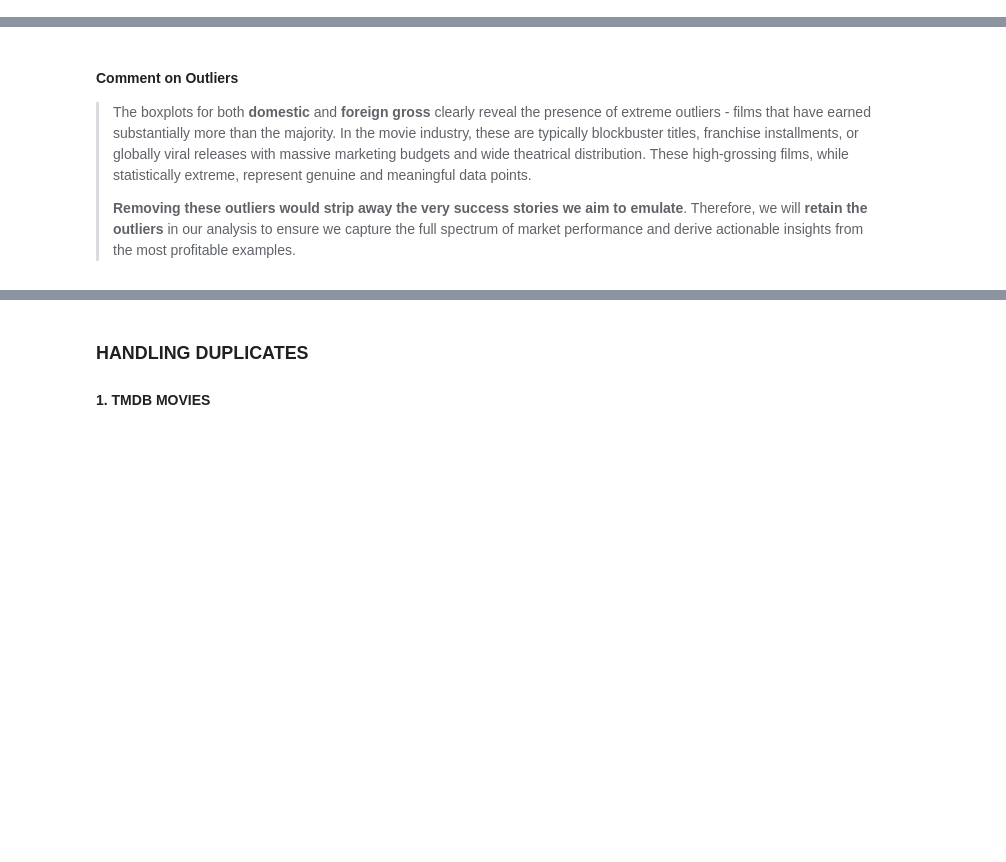
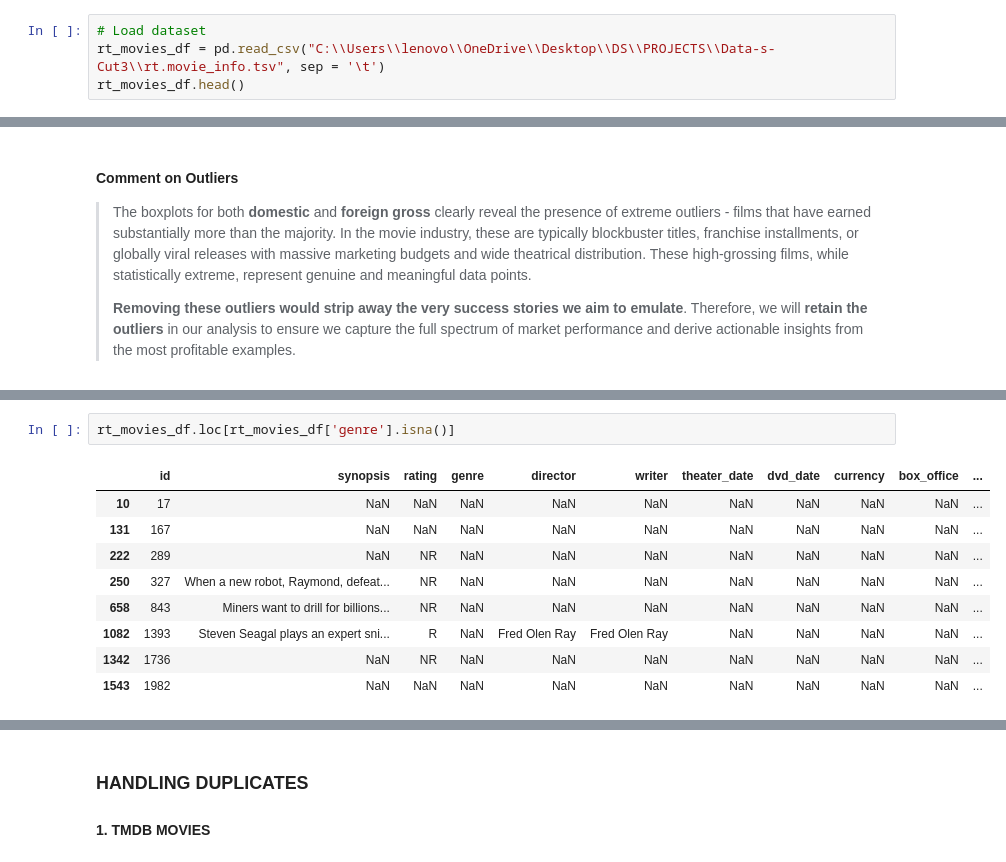
Before and after one commit to Vain-Guy/Data-s-Cut3, a Jupyter notebook: notebooks/exploratory.ipynb, the cells around one changed output, grey strips where cells are left out. Cells and saved outputs as stored; diff of their text form; blank space fills up the shorter version.

```diff
--- a/notebooks/exploratory.ipynb
+++ b/notebooks/exploratory.ipynb
@@ -275,0 +278,4 @@ dtype: int64
+# %%
+# Load dataset
+rt_movies_df = pd.read_csv("C:\\Users\\lenovo\\OneDrive\\Desktop\\DS\\PROJECTS\\Data-s-Cut3\\rt.movie_info.tsv", sep = '\t')
+rt_movies_df.head()
@@ -447,0 +559,12 @@ sns.boxplot(gross_df);
+# %%
+rt_movies_df.loc[rt_movies_df['genre'].isna()]
+# %% [output]
+|  | id | synopsis | rating | genre | director | writer | theater_date | dvd_date | currency | box_office | ... |
+| 10 | 17 | NaN | NaN | NaN | NaN | NaN | NaN | NaN | NaN | NaN | ... |
+| 131 | 167 | NaN | NaN | NaN | NaN | NaN | NaN | NaN | NaN | NaN | ... |
+| 222 | 289 | NaN | NR | NaN | NaN | NaN | NaN | NaN | NaN | NaN | ... |
+| 250 | 327 | When a new robot, Raymond, defeat... | NR | NaN | NaN | NaN | NaN | NaN | NaN | NaN | ... |
+| 658 | 843 | Miners want to drill for billions... | NR | NaN | NaN | NaN | NaN | NaN | NaN | NaN | ... |
+| 1082 | 1393 | Steven Seagal plays an expert sni... | R | NaN | Fred Olen Ray | Fred Olen Ray | NaN | NaN | NaN | NaN | ... |
+| 1342 | 1736 | NaN | NR | NaN | NaN | NaN | NaN | NaN | NaN | NaN | ... |
+| 1543 | 1982 | NaN | NaN | NaN | NaN | NaN | NaN | NaN | NaN | NaN | ... |
```
Also changed, not shown: parts of 23 cells of this notebook.
